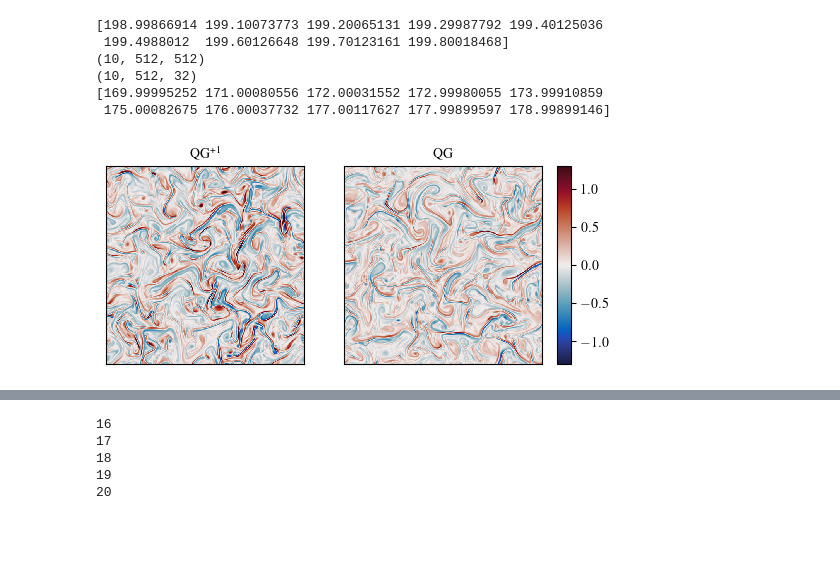
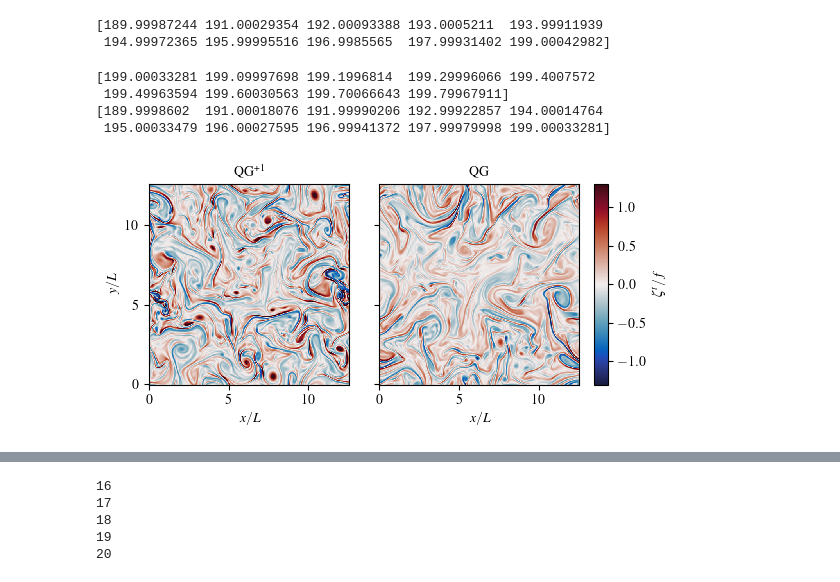
Before and after one commit to Empyreal092/QGp1_EadyTurb_2DFront_Public, a Jupyter notebook: Eady/plot/plot_snap_both.ipynb, the cells around one changed output, grey strips where cells are left out. Saved outputs shown, nothing was run; the diff lists cells and outputs as text; code cells hidden in the pictures; blank space fills up the shorter version.

```diff
--- a/Eady/plot/plot_snap_both.ipynb
+++ b/Eady/plot/plot_snap_both.ipynb
@@ -15,16 +15,17 @@ sys.path.insert(0, '../../subroutines')
 from isospectrum import isospectrum
 # %%
 Ro = 0.0
-nun2 = 1
+randseed = 2
 
-dgname = 'EadyQGPl_dg_%.3f_%d/EadyQGPl_dg_%.3f_%d_s%i' %(Ro, nun2, Ro, nun2, 1)
+dgname = 'EadyQGPl_dg_%.3f_%d/EadyQGPl_dg_%.3f_%d_s%i' %(Ro, randseed, Ro, randseed, 1)
 dgname = dgname.replace(".", "d" ); dgname = "../"+dgname+'.h5'
 
 with h5py.File(dgname, mode='r') as file:
     KE_QGdata = np.squeeze(np.array(file['tasks']['KE']))
+    PE_QGdata = np.squeeze(np.array(file['tasks']['PE']))
     dg_time_ary = np.array(file['scales']['sim_time'])
 
-spname = 'EadyQGPl_sp_%.3f_%d/EadyQGPl_sp_%.3f_%d_s%i' %(Ro, nun2, Ro, nun2, int((dg_time_ary[-1]-1)/10+1)-2 )
+spname = 'EadyQGPl_sp_%.3f_%d/EadyQGPl_sp_%.3f_%d_s%i' %(Ro, randseed, Ro, randseed, int((dg_time_ary[-1]-1)/10+1) )
 spname = spname.replace(".", "d" ); spname = "../"+spname+'.h5'
 
 with h5py.File(spname, mode='r') as file:
@@ -32,41 +33,39 @@ with h5py.File(spname, mode='r') as file:
     zetat_QGdata = np.squeeze(np.array(file['tasks']['zeta_top']))*0.032
     divt_QGdata = np.squeeze(np.array(file['tasks']['div_top']))*0.032
     straint_QGdata = np.squeeze(np.array(file['tasks']['strain_top']))*0.032
+
+    print(np.array(file['scales']['sim_time']))
+# %% [output]
+[189.99987244 191.00029354 192.00093388 193.0005211  193.99911939
+ 194.99972365 195.99995516 196.9985565  197.99931402 199.00042982]
 # %%
 Ro = 0.032
-nun2 = 3
+sel = 2
+randseed = sel
 
-dgname = 'EadyQGPl_dg_%.3f_%d/EadyQGPl_dg_%.3f_%d_s%i' %(Ro, nun2, Ro, nun2, 1)
+dgname = 'EadyQGPl_dg_%.3f_%d/EadyQGPl_dg_%.3f_%d_s%i' %(Ro, randseed, Ro, randseed, 1)
 dgname = dgname.replace(".", "d" ); dgname = "../"+dgname+'.h5'
 
 with h5py.File(dgname, mode='r') as file:
-    KE_data = np.squeeze(np.array(file['tasks']['KE']))
+    KE_data_notscaled = np.squeeze(np.array(file['tasks']['KE']))
+    KE_uv_data = np.squeeze(np.array(file['tasks']['KE_uv']))
+    KE_w_data = KE_data_notscaled-KE_uv_data
+    KE_data = KE_uv_data+KE_w_data*(1/480*np.pi)**2
     PE_data = np.squeeze(np.array(file['tasks']['PE']))
-    avgbt_data = np.squeeze(np.array(file['tasks']['avgbt']))
-    avgbb_data = np.squeeze(np.array(file['tasks']['avgbb']))
-
-#     avgvt_data = np.squeeze(np.array(file['tasks']['avgvt']))
-#     avgdivbt_data = np.squeeze(np.array(file['tasks']['avgdivbt']))
+    KE_G_data = np.squeeze(np.array(file['tasks']['KE_G']))
+    PE_G_data = np.squeeze(np.array(file['tasks']['PE_G']))
 
     dg_time_ary = np.array(file['scales']['sim_time'])
     print(dg_time_ary[-10:-1])
 
-spname = 'EadyQGPl_sp_%.3f_%d/EadyQGPl_sp_%.3f_%d_s%i' %(Ro, nun2, Ro, nun2, int((dg_time_ary[-1]-1)/10+1)-2 )
+spname = 'EadyQGPl_sp_%.3f_%d/EadyQGPl_sp_%.3f_%d_s%i' %(Ro, randseed, Ro, randseed, int((dg_time_ary[-1]-1)/10+1) )
 spname = spname.replace(".", "d" ); spname = "../"+spname+'.h5'
 
 with h5py.File(spname, mode='r') as file:
     bt_data = np.squeeze(np.array(file['tasks']['b_top']))
-    bb_data = np.squeeze(np.array(file['tasks']['b_bot']))
-    P0y_data = np.squeeze(np.array(file['tasks']['P0_yslc']))
     zetat_data = np.squeeze(np.array(file['tasks']['zeta_top']))*0.032
     divt_data = np.squeeze(np.array(file['tasks']['div_top']))*0.032
     straint_data = np.squeeze(np.array(file['tasks']['strain_top']))*0.032
-#     ut_data = np.squeeze(np.array(file['tasks']['u_top']))
-#     vt_data = np.squeeze(np.array(file['tasks']['v_top']))
-    P0z_data = np.squeeze(np.array(file['tasks']['P0_zslc']))
-#     P1z_data = np.squeeze(np.array(file['tasks']['P1_zslc']))
-    print(bt_data.shape)
-    print(P0y_data.shape)
 
     sim_time_ary = np.array(file['scales']['sim_time'])
     print(sim_time_ary)
@@ -75,56 +74,53 @@ with h5py.File(spname, mode='r') as file:
     y = np.array(file['scales'][list(file['scales'])[-2]])
     z = np.array(file['scales'][list(file['scales'])[-1]])
 # %% [output]
-[198.99866914 199.10073773 199.20065131 199.29987792 199.40125036
- 199.4988012  199.60126648 199.70123161 199.80018468]
-(10, 512, 512)
-(10, 512, 32)
-[169.99995252 171.00080556 172.00031552 172.99980055 173.99910859
- 175.00082675 176.00037732 177.00117627 177.99899597 178.99899146]
+[199.00033281 199.09997698 199.1996814  199.29996066 199.4007572
+ 199.49963594 199.60030563 199.70066643 199.79967911]
+[189.9998602  191.00018076 191.99990206 192.99922857 194.00014764
+ 195.00033479 196.00027595 196.99941372 197.99979998 199.00033281]
 # %%
 Nx, Ny = bt_data.shape[2], bt_data.shape[2]
 L = x[-1]/(Nx-1)*Nx
 
-time_idx = -5
+time_idx = 0
 # %%
 from mpl_toolkits.axes_grid1 import ImageGrid
 
 fig = plt.figure(figsize=(6, 2.6))
-# fig = plt.figure(figsize=(6*3, 2.6*3))
 
 grid = ImageGrid(fig, 111,          # as in plt.subplot(111)
                  nrows_ncols=(1,2),
-                 axes_pad=0.4,
+                 axes_pad=0.3,
                  share_all=True,
                  cbar_location="right",
                  cbar_mode="single",
                  cbar_size="7%",
                  cbar_pad=0.15,
                  )
 
 clim = 1.3
 
 im0 = grid[0].pcolormesh(x,y,zetat_data[time_idx,:,:].T, cmap=cmo.balance, vmin=-clim, vmax=clim)
 grid[0].set_aspect('equal')
-grid[0].set_xticks([])
-grid[0].set_yticks([])
+grid[0].set_yticks([0,5,10])
+grid[0].set_xlabel("$x/L$");
+grid[0].set_ylabel("$y/L$")
 grid[0].set_title("QG$\\textsuperscript{+1}$")
 
 im1 = grid[1].pcolormesh(x,y,zetat_QGdata[time_idx,:,:].T, cmap=cmo.balance, vmin=-clim, vmax=clim)
 grid[1].set_aspect('equal')
-grid[1].set_xticks([])
-grid[1].set_yticks([])
+grid[1].set_xlabel("$x/L$");
 grid[1].set_title("QG")
 
 # Colorbar
-grid[1].cax.colorbar(im1)
-grid[1].cax.toggle_label(True)
+cbar = grid[1].cax.colorbar(im1)
+cbar.set_label("$\zeta^t/f$")
 
 figname = 'figs/EadyQGpl_zeta_snap_t%.1f' %(sim_time_ary[time_idx])
 figname = figname.replace(".", "d" ); figname = figname+'.png'
 plt.savefig(figname, bbox_inches='tight', dpi=800)
 # %% [output]
-[figure, old version]
+[figure, new version]
 # %%
 fig = plt.figure(figsize=(6, 2.6))
 
```
Also changed, not shown: parts of 11 cells of this notebook, 4 other files.
